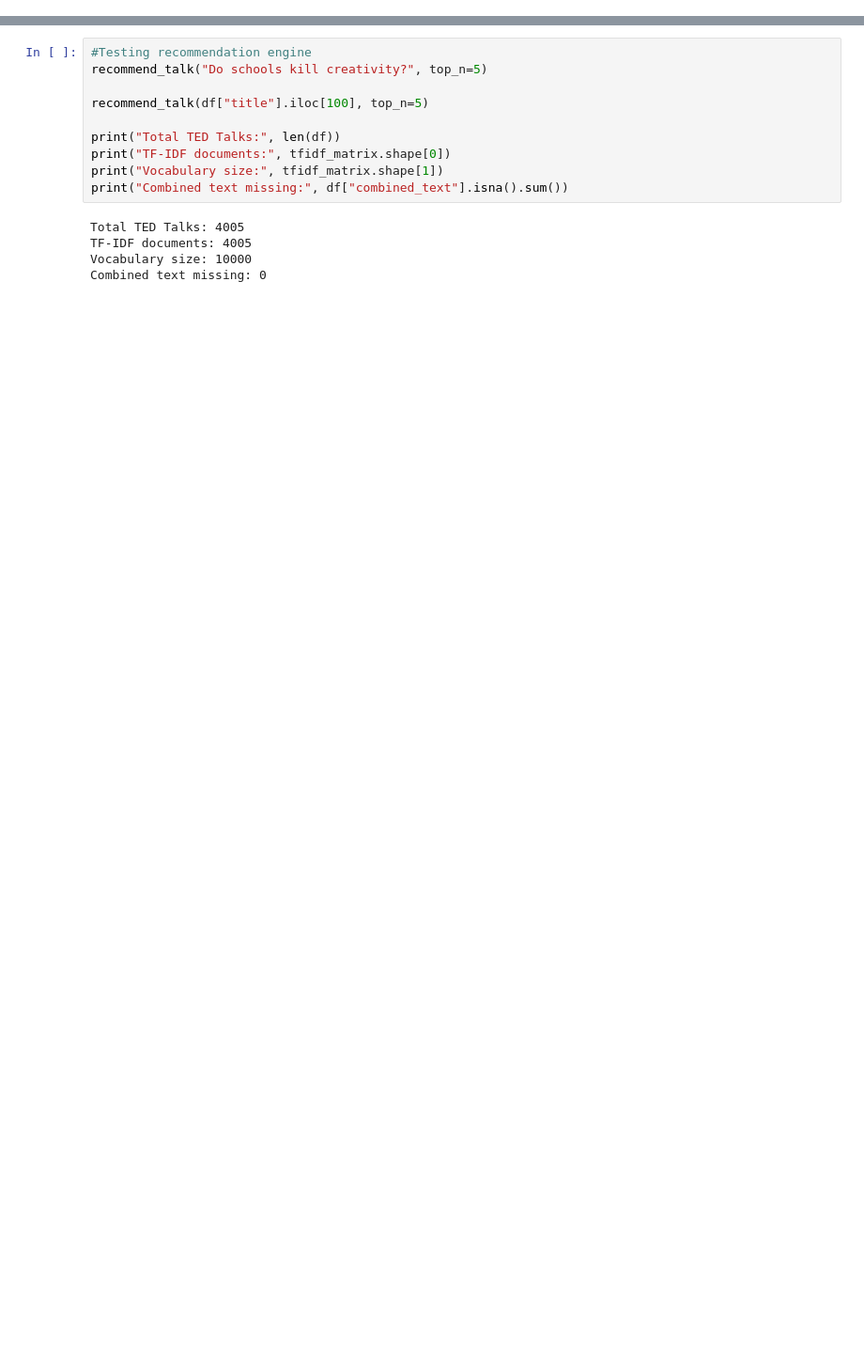
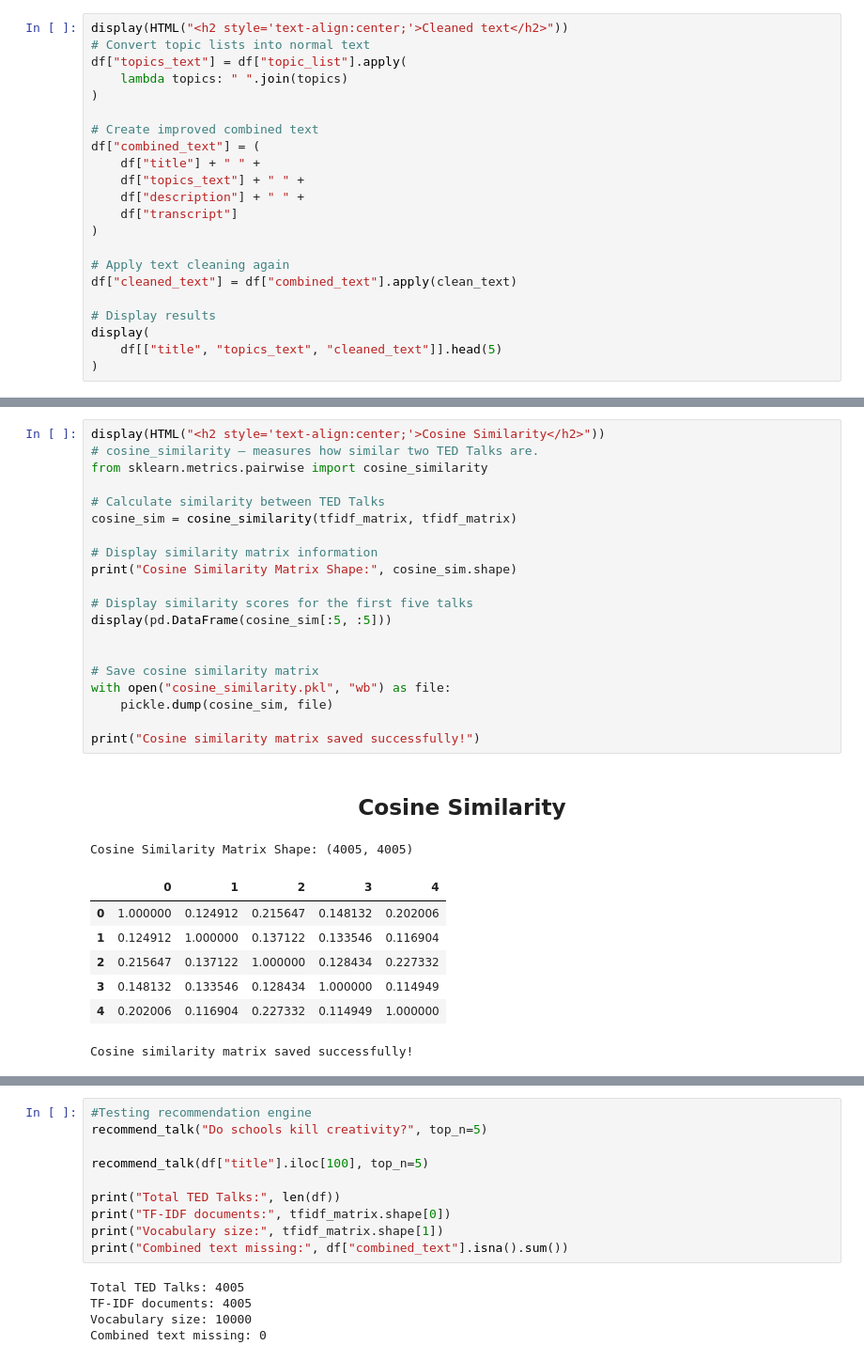
Before and after one commit to springboardmentor0702-lgtm/Personalized-TED-Talks-Recommendation-System, a Jupyter notebook: TED_Talk_Recommendation_System.ipynb, the cells around one changed output, grey strips where cells are left out. Shown at 94% size. Saved outputs shown, nothing was run; the diff lists cells and outputs as text; blank space fills up the shorter version.

```diff
--- a/TED_Talk_Recommendation_System.ipynb
+++ b/TED_Talk_Recommendation_System.ipynb
@@ -672,0 +815,22 @@ display(df[["title", "combined_text"]].head(3))
+# %%
+display(HTML("<h2 style='text-align:center;'>Cleaned text</h2>"))
+# Convert topic lists into normal text
+df["topics_text"] = df["topic_list"].apply(
+    lambda topics: " ".join(topics)
+)
+
+# Create improved combined text
+df["combined_text"] = (
+    df["title"] + " " +
+    df["topics_text"] + " " +
+    df["description"] + " " +
+    df["transcript"]
+)
+
+# Apply text cleaning again
+df["cleaned_text"] = df["combined_text"].apply(clean_text)
+
+# Display results
+display(
+    df[["title", "topics_text", "cleaned_text"]].head(5)
+)
@@ -725,0 +893,30 @@ TF-IDF matrix shape: (4005, 10000)
+# %%
+display(HTML("<h2 style='text-align:center;'>Cosine Similarity</h2>"))
+# cosine_similarity — measures how similar two TED Talks are.
+from sklearn.metrics.pairwise import cosine_similarity
+
+# Calculate similarity between TED Talks
+cosine_sim = cosine_similarity(tfidf_matrix, tfidf_matrix)
+
+# Display similarity matrix information
+print("Cosine Similarity Matrix Shape:", cosine_sim.shape)
+
+# Display similarity scores for the first five talks
+display(pd.DataFrame(cosine_sim[:5, :5]))
+
+
+# Save cosine similarity matrix
+with open("cosine_similarity.pkl", "wb") as file:
+    pickle.dump(cosine_sim, file)
+
+print("Cosine similarity matrix saved successfully!")
+# %% [output]
+Cosine Similarity
+Cosine Similarity Matrix Shape: (4005, 4005)
+|  | 0 | 1 | 2 | 3 | 4 |
+| 0 | 1.000000 | 0.124912 | 0.215647 | 0.148132 | 0.202006 |
+| 1 | 0.124912 | 1.000000 | 0.137122 | 0.133546 | 0.116904 |
+| 2 | 0.215647 | 0.137122 | 1.000000 | 0.128434 | 0.227332 |
+| 3 | 0.148132 | 0.133546 | 0.128434 | 1.000000 | 0.114949 |
+| 4 | 0.202006 | 0.116904 | 0.227332 | 0.114949 | 1.000000 |
+Cosine similarity matrix saved successfully!
```
Also changed, not shown: parts of 39 cells of this notebook.
